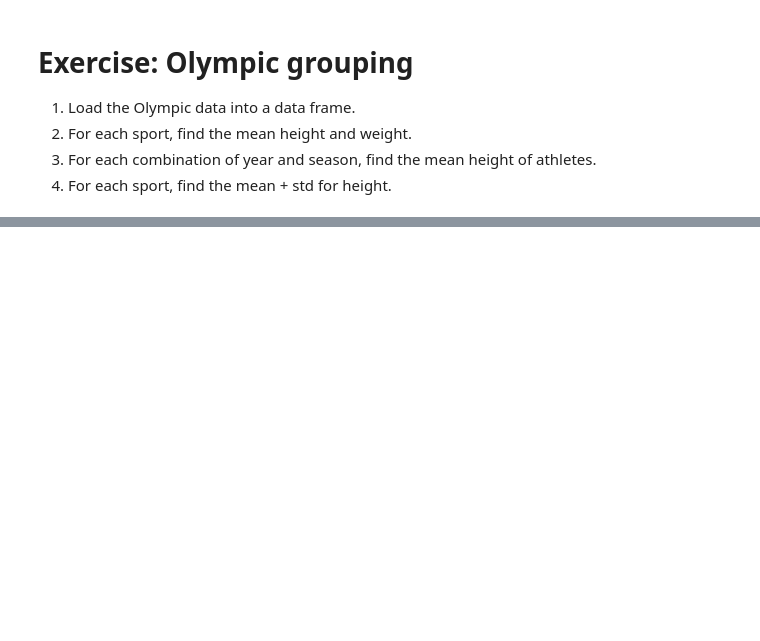
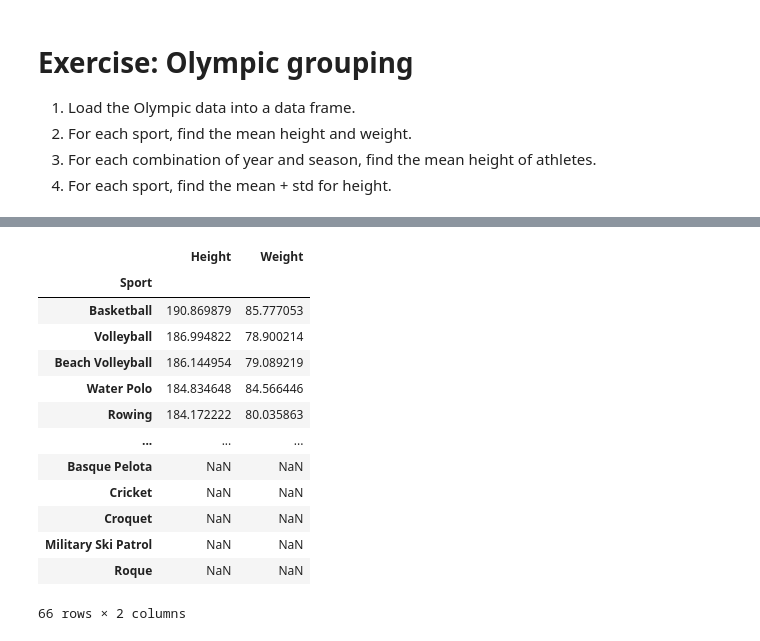
Before and after one commit to reuven/OReilly-2025-11November-data, a Jupyter notebook: OReilly - 2025-11November-20.ipynb, the cells around one changed output, grey strips where cells are left out. Saved outputs shown, nothing was run; the diff lists cells and outputs as text; code cells hidden in the pictures; blank space fills up the shorter version.

```diff
--- a/OReilly - 2025-11November-20.ipynb
+++ b/OReilly - 2025-11November-20.ipynb
@@ -710,0 +709,23 @@ df.groupby()
+# %%
+#      categorical col.    data column    aggregation method
+
+(
+    df
+    .groupby('Sport')[['Height', 'Weight']].mean()
+    .sort_values('Height', ascending=False)
+)
+# %% [output]
+|  | Height | Weight |
+| Sport |  |  |
+| Basketball | 190.869879 | 85.777053 |
+| Volleyball | 186.994822 | 78.900214 |
+| Beach Volleyball | 186.144954 | 79.089219 |
+| Water Polo | 184.834648 | 84.566446 |
+| Rowing | 184.172222 | 80.035863 |
+| ... | ... | ... |
+| Basque Pelota | NaN | NaN |
+| Cricket | NaN | NaN |
+| Croquet | NaN | NaN |
+| Military Ski Patrol | NaN | NaN |
+| Roque | NaN | NaN |
+66 rows × 2 columns
```
Also changed, not shown: parts of 1 cell of this notebook.
